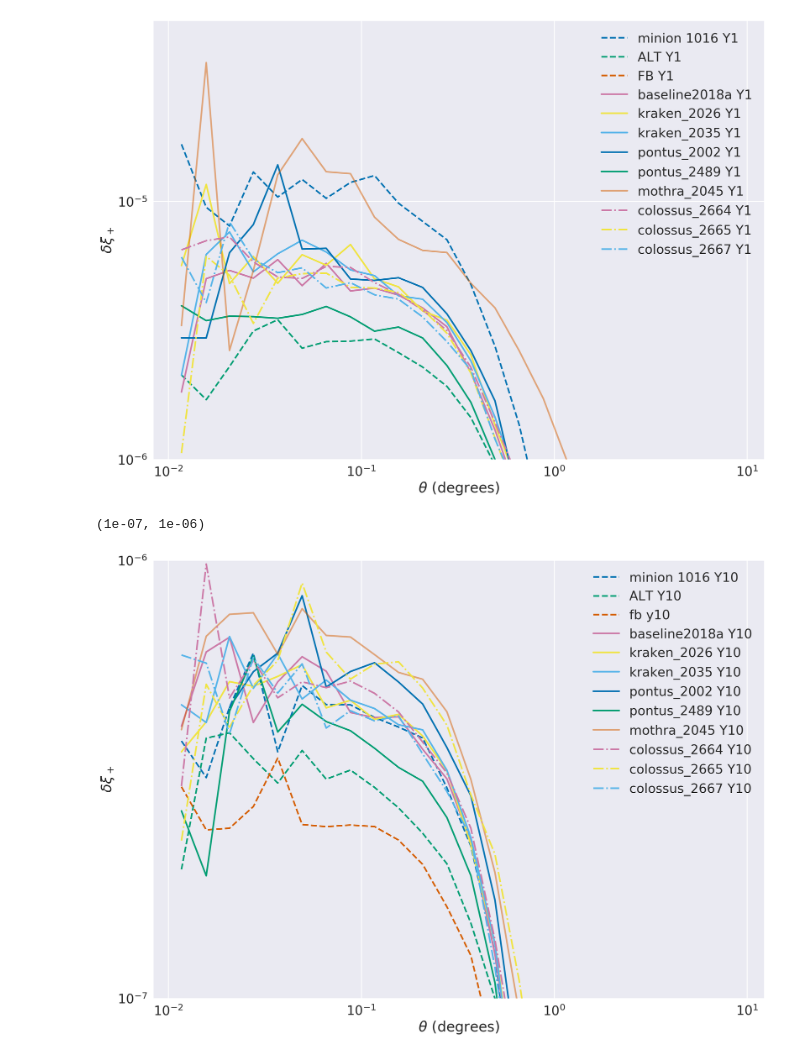
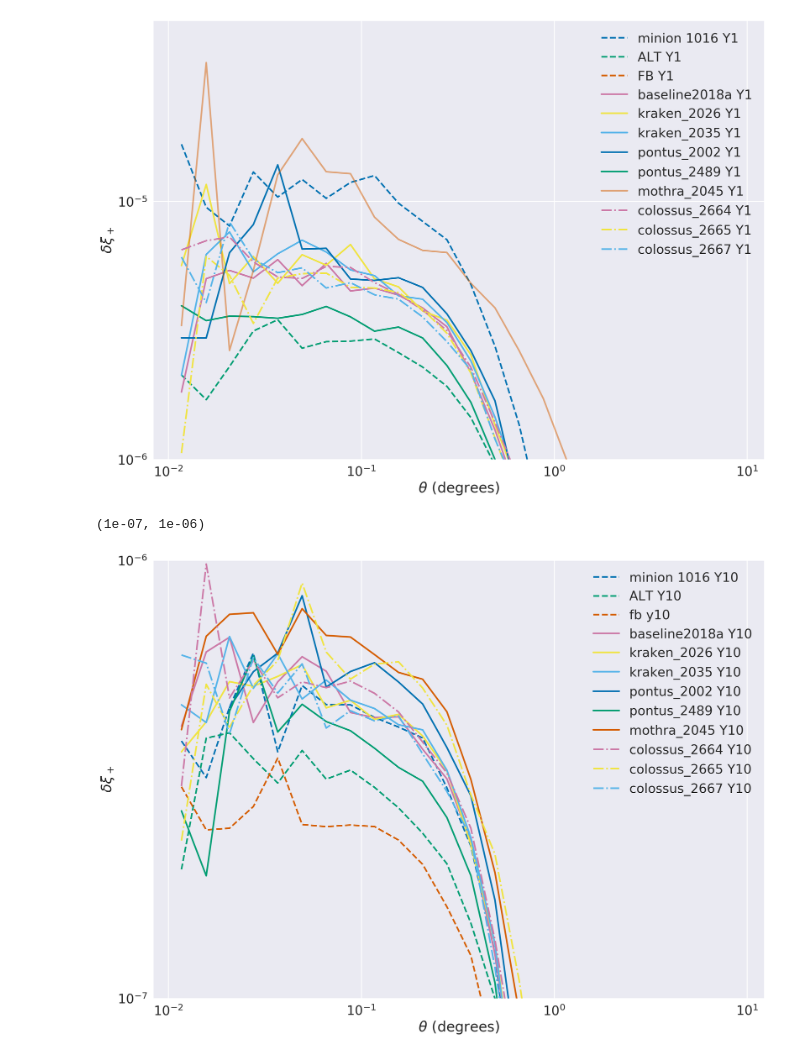
Before and after one commit to hsnee/lsstpsf, a Jupyter notebook: new_runs_results.ipynb, the cells around one changed output. Saved outputs shown, nothing was run; the diff lists cells and outputs as text; code cells hidden in the pictures.

```diff
--- a/new_runs_results.ipynb
+++ b/new_runs_results.ipynb
@@ -86,9 +86,9 @@ kraken_2035Y10 = np.load(directory+'kraken_2035Y10.npy')
 pontus_2002Y10 = np.load(directory+'pontus_2002Y10.npy')
 pontus_2489Y10 = np.load(directory+'pontus_2489Y10.npy')
 colossus_2664Y10 = np.load(directory+'colossus_2664Y10.npy')
-colossus_2665Y10 = np.load('newnpys/colossus_2665Y10.npy')
-colossus_2667Y10 = np.load('newnpys/colossus_2667Y10.npy')
-mothra_2045Y10 = np.load('newnpys/mothra_2045Y10.npy')
+colossus_2665Y10 = np.load(directory+'colossus_2665Y10.npy')
+colossus_2667Y10 = np.load(directory+'colossus_2667Y10.npy')
+mothra_2045Y10 = np.load(directory+'mothra_2045Y10.npy')
 # %%
 plt.loglog(r, random_y1_delta_xips, '--', label='minion 1016 Y1')
 plt.loglog(r, alt_y1_delta_xips, '--', label='ALT Y1')
@@ -112,20 +112,20 @@ plt.ylim((1e-6,5e-5))
 # %%
 plt.loglog(r, random_y10_delta_xips, '--', label='minion 1016 Y10')
 plt.loglog(r, alt_y10_delta_xips, '--', label='ALT Y10')
 plt.loglog(r, fb_y10_delta_xips, '--', label='fb y10')
 plt.loglog(r, baseline2018aY10, label='baseline2018a Y10')
 plt.loglog(r, kraken_2026Y10, label='kraken_2026 Y10')
 plt.loglog(r, kraken_2035Y10, label='kraken_2035 Y10')
 plt.loglog(r[2:], pontus_2002Y10[2:], label='pontus_2002 Y10')
 plt.loglog(r, pontus_2489Y10, label='pontus_2489 Y10')
-plt.loglog(r, mothra_2045Y10, label='mothra_2045 Y10', alpha=0.5)
+plt.loglog(r, mothra_2045Y10, label='mothra_2045 Y10')
 plt.loglog(r, colossus_2664Y10, '-.', label='colossus_2664 Y10')
 plt.loglog(r, colossus_2665Y10, '-.', label='colossus_2665 Y10')
 plt.loglog(r, colossus_2667Y10, '-.', label='colossus_2667 Y10')
 plt.legend()
 plt.xlabel(r'$\theta$ (degrees)')
 plt.ylabel(r'$\delta \xi_+$')
 plt.ylim((1e-7,1e-6))
 # %% [output]
 (1e-07, 1e-06)
-[figure, old version]
+[figure, new version]
```
